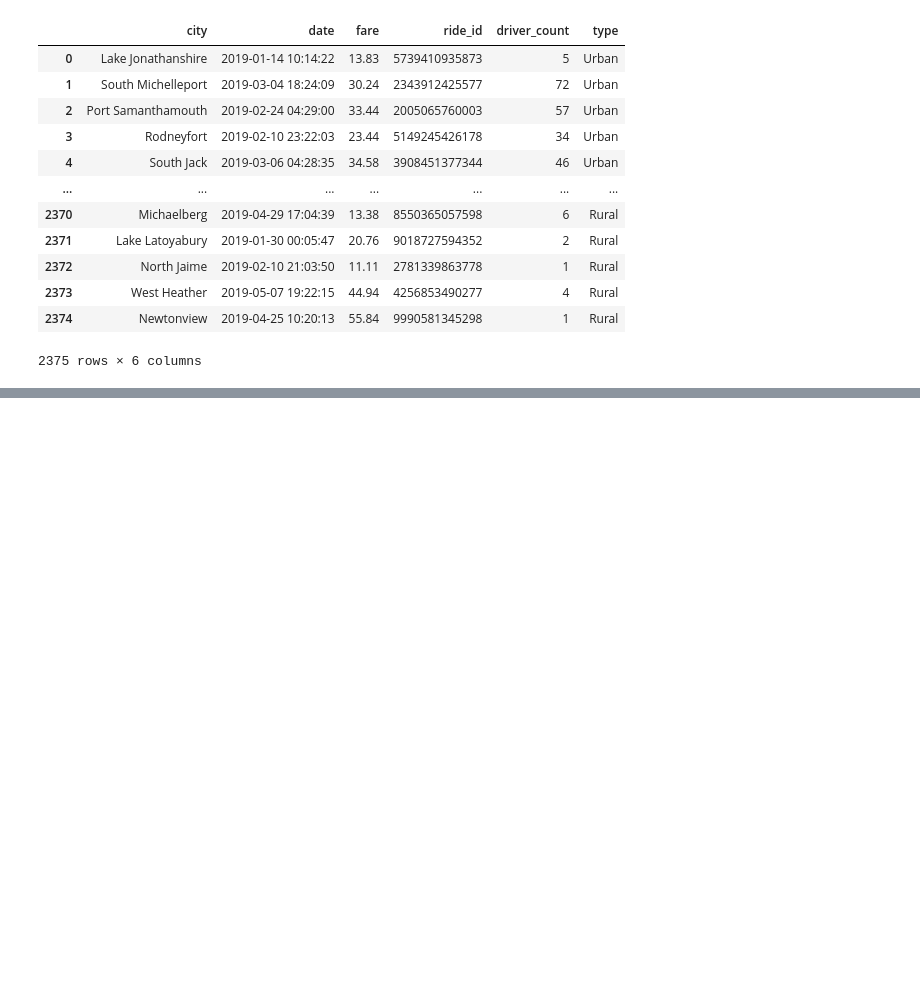
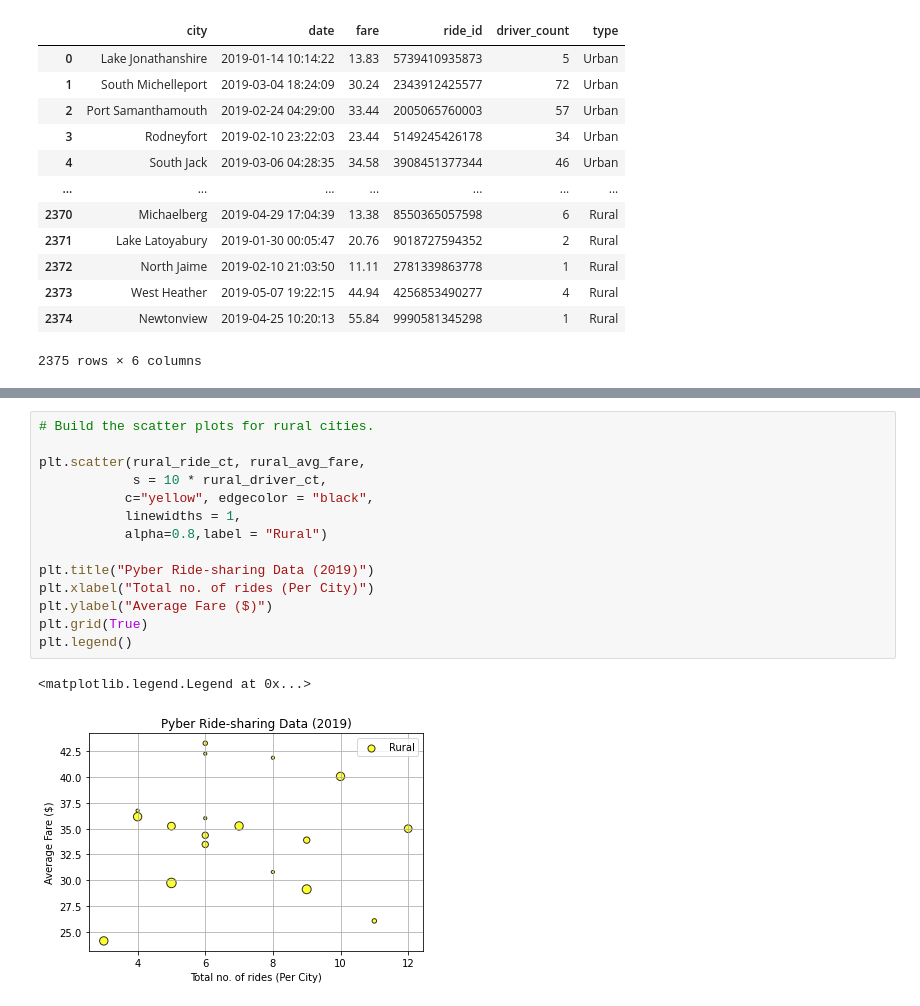
Before and after one commit to JoRanjit/PyBer_Analysis, a Jupyter notebook: PyBer_Analysis.ipynb, the cells around one changed output, grey strips where cells are left out. Drawn from its saved outputs; the diff is of its cells as text; blank space fills up the shorter version.

```diff
--- a/PyBer_Analysis.ipynb
+++ b/PyBer_Analysis.ipynb
@@ -43,0 +137,17 @@ pyber_data_df
+# %%
+# Build the scatter plots for rural cities.
+
+plt.scatter(rural_ride_ct, rural_avg_fare,
+            s = 10 * rural_driver_ct,
+           c="yellow", edgecolor = "black",
+           linewidths = 1,
+           alpha=0.8,label = "Rural")
+
+plt.title("Pyber Ride-sharing Data (2019)")
+plt.xlabel("Total no. of rides (Per City)")
+plt.ylabel("Average Fare ($)")
+plt.grid(True)
+plt.legend()
+# %% [output]
+<matplotlib.legend.Legend at 0x...>
+[figure, added]
```
Also changed, not shown: parts of 7 cells of this notebook, 1 other file.
